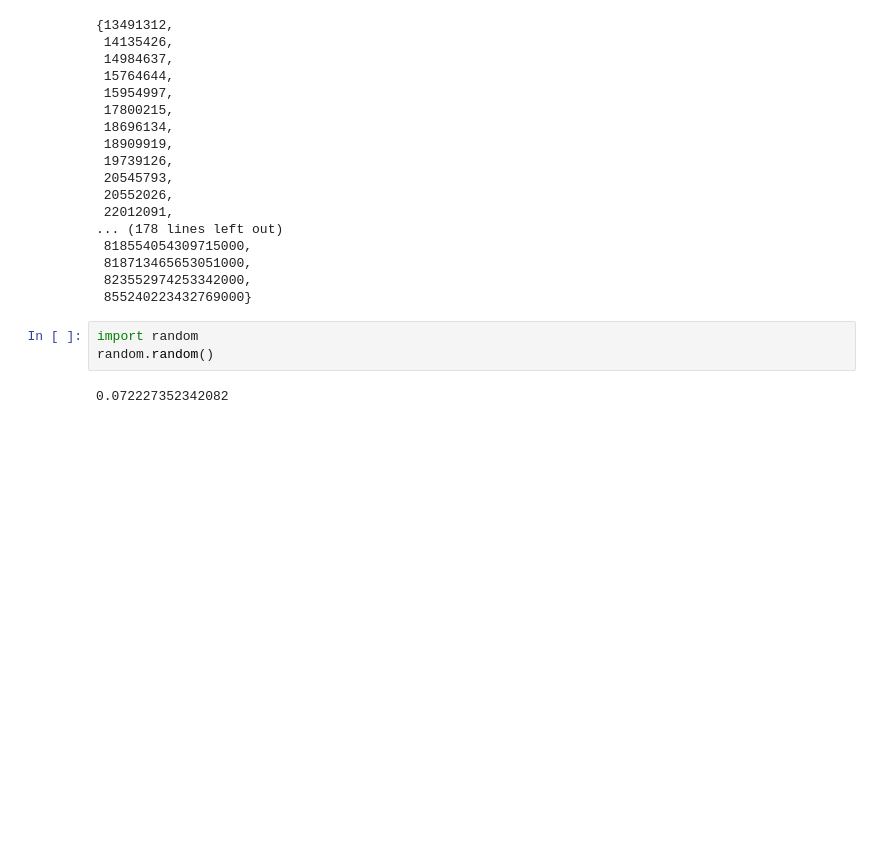
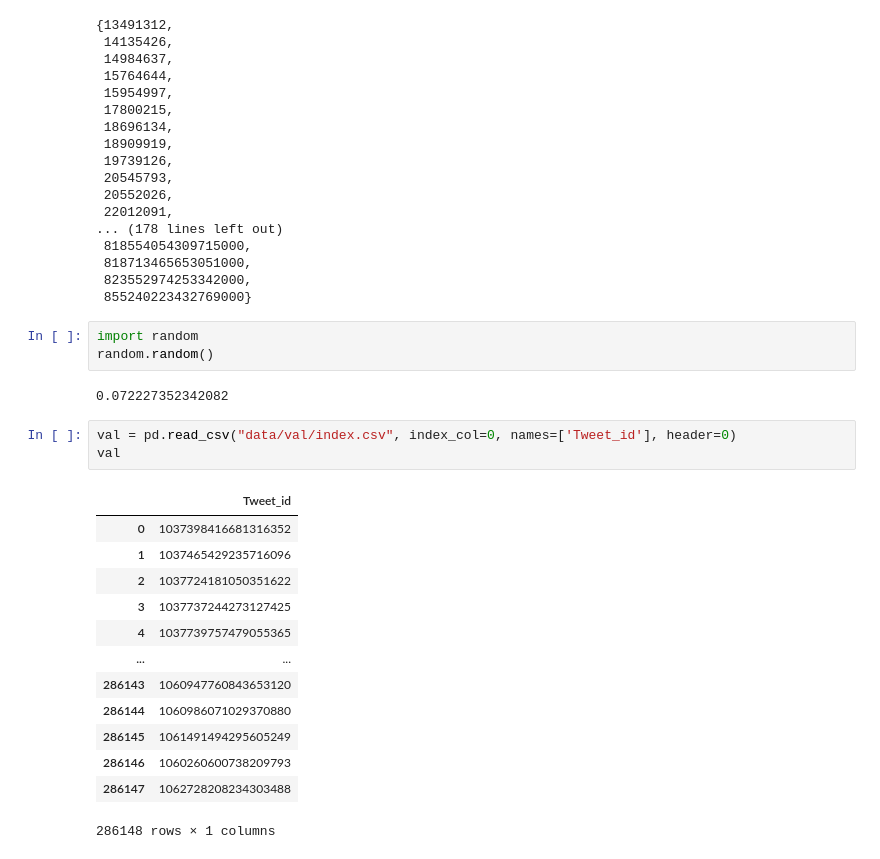
Before and after one commit to hiraimarcos/egr190_project, a Jupyter notebook: explore_data.ipynb, the cells around one changed output. Drawn from its saved outputs; the diff is of its cells as text; blank space fills up the shorter version.

```diff
--- a/explore_data.ipynb
+++ b/explore_data.ipynb
@@ -151,3 +151,20 @@ import random
 random.random()
 # %% [output]
 0.072227352342082
+# %%
+val = pd.read_csv("data/val/index.csv", index_col=0, names=['Tweet_id'], header=0)
+val
+# %% [output]
+|  | Tweet_id |
+| 0 | 1037398416681316352 |
+| 1 | 1037465429235716096 |
+| 2 | 1037724181050351622 |
+| 3 | 1037737244273127425 |
+| 4 | 1037739757479055365 |
+| ... | ... |
+| 286143 | 1060947760843653120 |
+| 286144 | 1060986071029370880 |
+| 286145 | 1061491494295605249 |
+| 286146 | 1060260600738209793 |
+| 286147 | 1062728208234303488 |
+286148 rows × 1 columns
```
Also changed, not shown: parts of 8 cells of this notebook, 3 other files.
